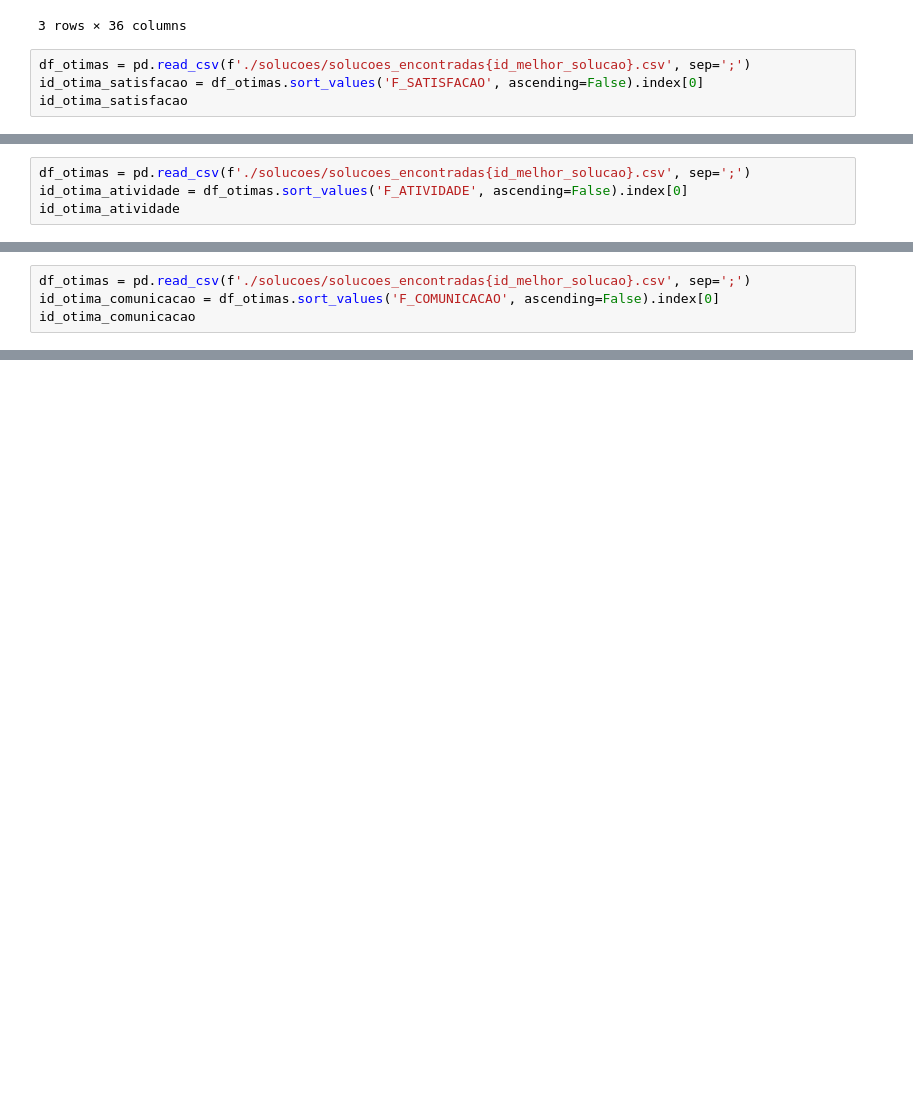
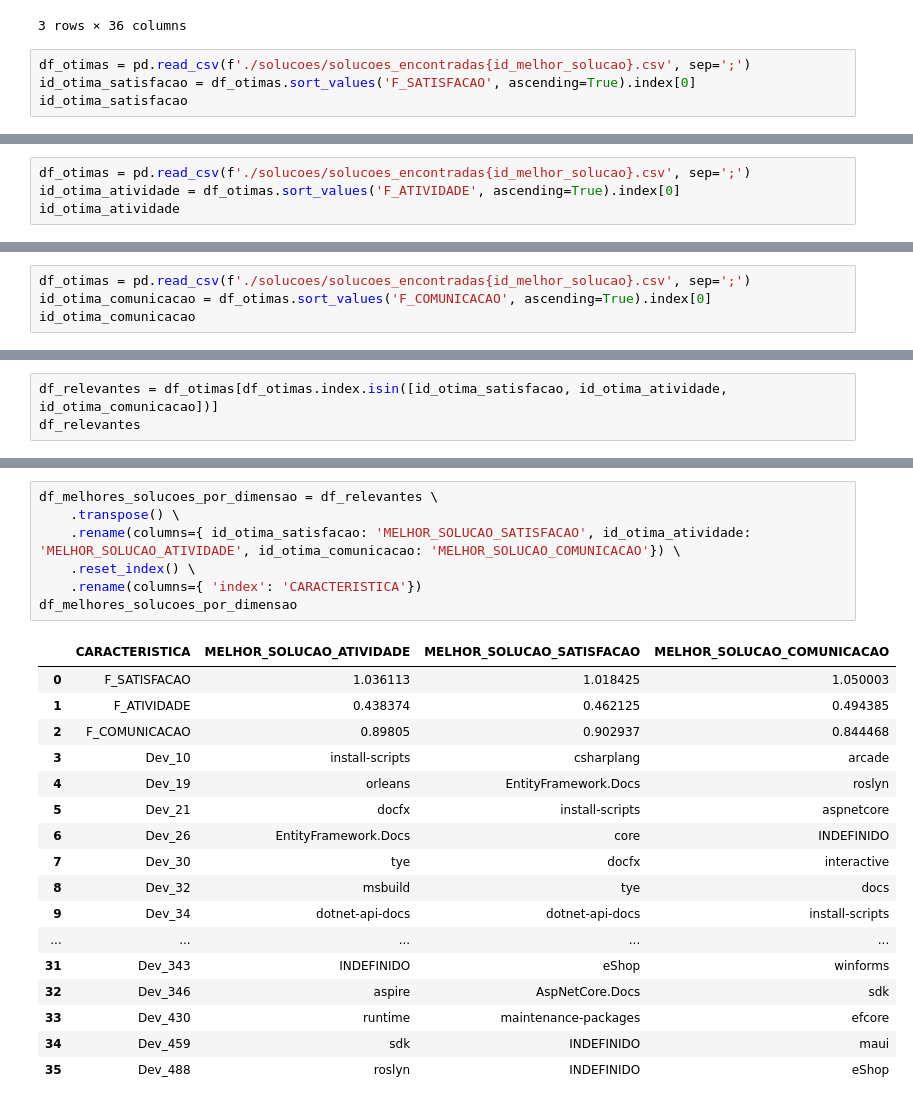
Before and after one commit to brucelucien/2023-notario-mba-tcc-dados-publicos, a Jupyter notebook: avaliacao.ipynb, the cells around one changed output, grey strips where cells are left out. Saved outputs shown, nothing was run; the diff lists cells and outputs as text; blank space fills up the shorter version.

```diff
--- a/avaliacao.ipynb
+++ b/avaliacao.ipynb
@@ -105,6 +105,6 @@ df_otimas.head(3)
 3 rows × 36 columns
 # %%
 df_otimas = pd.read_csv(f'./solucoes/solucoes_encontradas{id_melhor_solucao}.csv', sep=';')
-id_otima_satisfacao = df_otimas.sort_values('F_SATISFACAO', ascending=False).index[0]
+id_otima_satisfacao = df_otimas.sort_values('F_SATISFACAO', ascending=True).index[0]
 id_otima_satisfacao
 # %% [output]
@@ -112,5 +112,5 @@ id_otima_satisfacao
 # %%
 df_otimas = pd.read_csv(f'./solucoes/solucoes_encontradas{id_melhor_solucao}.csv', sep=';')
-id_otima_atividade = df_otimas.sort_values('F_ATIVIDADE', ascending=False).index[0]
+id_otima_atividade = df_otimas.sort_values('F_ATIVIDADE', ascending=True).index[0]
 id_otima_atividade
 # %% [output]
@@ -118,5 +118,5 @@ id_otima_atividade
 # %%
 df_otimas = pd.read_csv(f'./solucoes/solucoes_encontradas{id_melhor_solucao}.csv', sep=';')
-id_otima_comunicacao = df_otimas.sort_values('F_COMUNICACAO', ascending=False).index[0]
+id_otima_comunicacao = df_otimas.sort_values('F_COMUNICACAO', ascending=True).index[0]
 id_otima_comunicacao
 # %% [output]
@@ -123,0 +124,3 @@ id_otima_comunicacao
+# %%
+df_relevantes = df_otimas[df_otimas.index.isin([id_otima_satisfacao, id_otima_atividade, id_otima_comunicacao])]
+df_relevantes
@@ -123,0 +133,25 @@ id_otima_comunicacao
+# %%
+df_melhores_solucoes_por_dimensao = df_relevantes \
+    .transpose() \
+    .rename(columns={ id_otima_satisfacao: 'MELHOR_SOLUCAO_SATISFACAO', id_otima_atividade: 'MELHOR_SOLUCAO_ATIVIDADE', id_otima_comunicacao: 'MELHOR_SOLUCAO_COMUNICACAO'}) \
+    .reset_index() \
+    .rename(columns={ 'index': 'CARACTERISTICA'})
+df_melhores_solucoes_por_dimensao
+# %% [output]
+|  | CARACTERISTICA | MELHOR_SOLUCAO_ATIVIDADE | MELHOR_SOLUCAO_SATISFACAO | MELHOR_SOLUCAO_COMUNICACAO |
+| 0 | F_SATISFACAO | 1.036113 | 1.018425 | 1.050003 |
+| 1 | F_ATIVIDADE | 0.438374 | 0.462125 | 0.494385 |
+| 2 | F_COMUNICACAO | 0.89805 | 0.902937 | 0.844468 |
+| 3 | Dev_10 | install-scripts | csharplang | arcade |
+| 4 | Dev_19 | orleans | EntityFramework.Docs | roslyn |
+| 5 | Dev_21 | docfx | install-scripts | aspnetcore |
+| 6 | Dev_26 | EntityFramework.Docs | core | INDEFINIDO |
+| 7 | Dev_30 | tye | docfx | interactive |
+| 8 | Dev_32 | msbuild | tye | docs |
+| 9 | Dev_34 | dotnet-api-docs | dotnet-api-docs | install-scripts |
+| ... | ... | ... | ... | ... |
+| 31 | Dev_343 | INDEFINIDO | eShop | winforms |
+| 32 | Dev_346 | aspire | AspNetCore.Docs | sdk |
+| 33 | Dev_430 | runtime | maintenance-packages | efcore |
+| 34 | Dev_459 | sdk | INDEFINIDO | maui |
+| 35 | Dev_488 | roslyn | INDEFINIDO | eShop |
```
Also changed, not shown: parts of 6 cells of this notebook, 3 other files.
